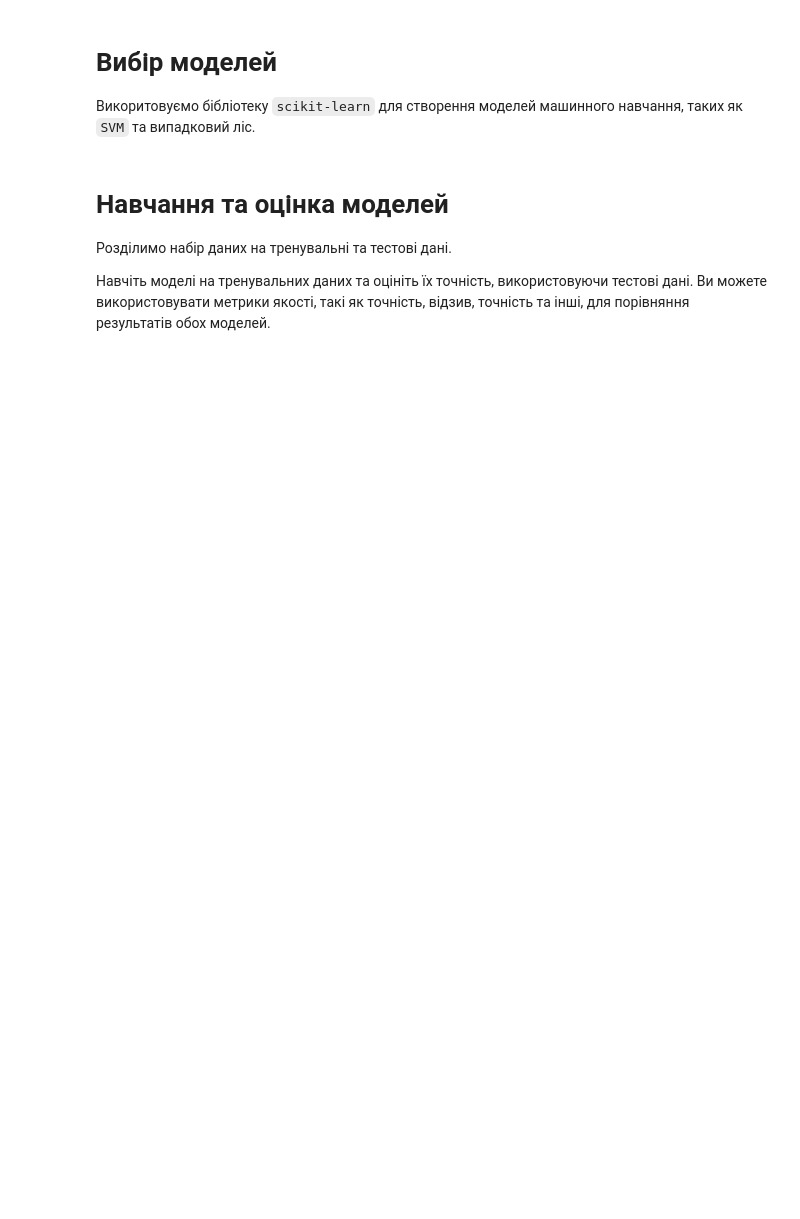
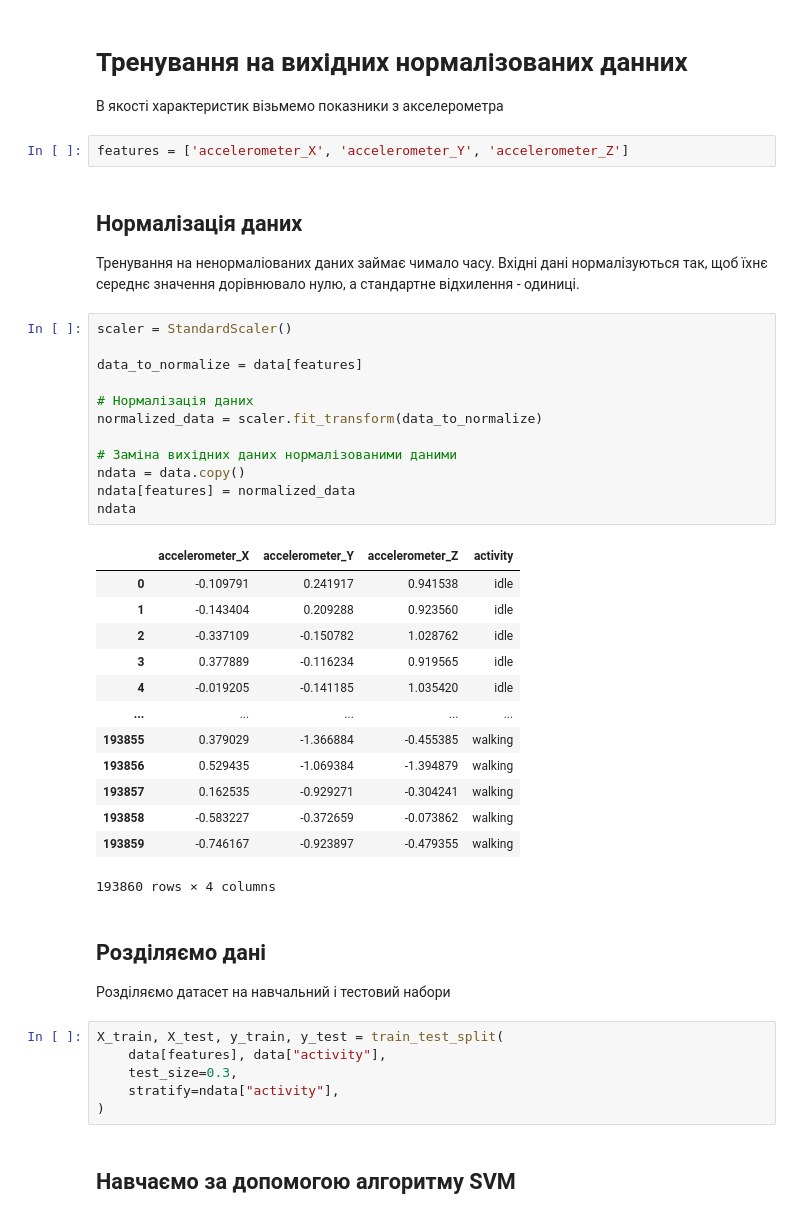
Before and after one commit to sergiokapone/DataScience, a Jupyter notebook: Hw5/Hw5.ipynb, the cells around one changed output. Drawn from its saved outputs; the diff is of its cells as text; blank space fills up the shorter version.

```diff
--- a/Hw5/Hw5.ipynb
+++ b/Hw5/Hw5.ipynb
@@ -46,10 +42,48 @@ data
-# %% [markdown]
-# Вибір моделей
-
-Викоритовуємо бібліотеку `scikit-learn` для створення моделей машинного навчання, таких як `SVM` та випадковий ліс.
-# %% [markdown]
-# Навчання та оцінка моделей
-
-Розділимо набір даних на тренувальні та тестові дані.
-
-Навчіть моделі на тренувальних даних та оцініть їх точність, використовуючи тестові дані. Ви можете використовувати метрики якості, такі як точність, відзив, точність та інші, для порівняння результатів обох моделей.
+# %% [markdown]
+# Тренування на вихідних нормалізованих данних
+
+В якості характеристик візьмемо показники з акселерометра
+# %%
+features = ['accelerometer_X', 'accelerometer_Y', 'accelerometer_Z']
+# %% [markdown]
+## Нормалізація даних
+
+Тренування на ненормаліованих даних займає чимало часу. Вхідні дані нормалізуються так, щоб їхнє середнє значення дорівнювало нулю, а стандартне відхилення - одиниці.
+# %%
+scaler = StandardScaler()
+
+data_to_normalize = data[features]
+
+# Нормалізація даних
+normalized_data = scaler.fit_transform(data_to_normalize)
+
+# Заміна вихідних даних нормалізованими даними
+ndata = data.copy()
+ndata[features] = normalized_data
+ndata
+# %% [output]
+|  | accelerometer_X | accelerometer_Y | accelerometer_Z | activity |
+| 0 | -0.109791 | 0.241917 | 0.941538 | idle |
+| 1 | -0.143404 | 0.209288 | 0.923560 | idle |
+| 2 | -0.337109 | -0.150782 | 1.028762 | idle |
+| 3 | 0.377889 | -0.116234 | 0.919565 | idle |
+| 4 | -0.019205 | -0.141185 | 1.035420 | idle |
+| ... | ... | ... | ... | ... |
+| 193855 | 0.379029 | -1.366884 | -0.455385 | walking |
+| 193856 | 0.529435 | -1.069384 | -1.394879 | walking |
+| 193857 | 0.162535 | -0.929271 | -0.304241 | walking |
+| 193858 | -0.583227 | -0.372659 | -0.073862 | walking |
+| 193859 | -0.746167 | -0.923897 | -0.479355 | walking |
+193860 rows × 4 columns
+# %% [markdown]
+## Розділяємо дані
+
+Розділяємо датасет на навчальний і тестовий набори
+# %%
+X_train, X_test, y_train, y_test = train_test_split(
+    data[features], data["activity"],
+    test_size=0.3,
+    stratify=ndata["activity"],
+)
+# %% [markdown]
+## Навчаємо за допомогою алгоритму SVM
```
Also changed, not shown: parts of 25 cells of this notebook, 7 other files.
